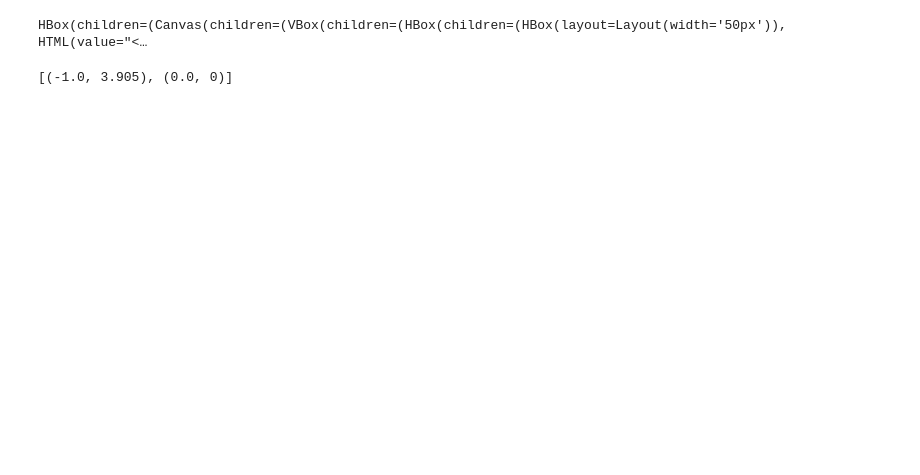
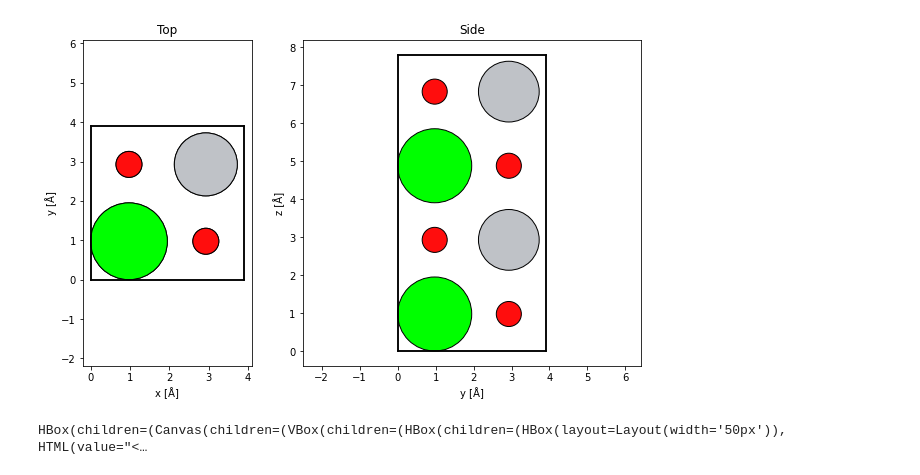
Before and after one commit to tem-elements/tem-elements, a Jupyter notebook: notebooks/Multislice.ipynb, the cells around one changed output. Cells and saved outputs as stored; diff of their text form; code cells hidden in the pictures; blank space fills up the shorter version.

Commit message:
Minor tweaks to multislice visualization.

```diff
--- a/notebooks/Multislice.ipynb
+++ b/notebooks/Multislice.ipynb
@@ -27,9 +27,15 @@ display(HTML("<style>.container { width:100% !important; }</style>"))
 # %%
 atom_pos = [(0.0, 0.0, 0.0), (0.5, 0.5, 0.5), (0.5, 0.5, 0.0)]
 atoms = crystal(['Sr','Ti','O'], atom_pos, spacegroup=221, cellpar=3.905, size=(1, 1, 1))
 
 atoms *= (1, 1, 2)
 atoms.center()
+
+fig, (ax1, ax2) = plt.subplots(1,2, figsize=(10,6), gridspec_kw={'width_ratios': [1, 2]})
+show_atoms(atoms, ax = ax1, title='Top')
+show_atoms(atoms, plane='yz', ax = ax2, title='Side');
+# %% [output]
+[figure, added]
 # %%
 class SteppedMultislice(HasTraits):
 
@@ -144,7 +152,3 @@ run_button.on_click(stepped_multislice.run)
 widgets.HBox([canvas1, canvas2, widgets.VBox([initial_wave_dropdown, slice_thickness_slider, run_button])])
 # %% [output]
 HBox(children=(Canvas(children=(VBox(children=(HBox(children=(HBox(layout=Layout(width='50px')), HTML(value="<…
-# %%
-stepped_multislice.xz_extent
-# %% [output]
-[(-1.0, 3.905), (0.0, 0)]
```
Also changed, not shown: parts of 2 cells of this notebook.
